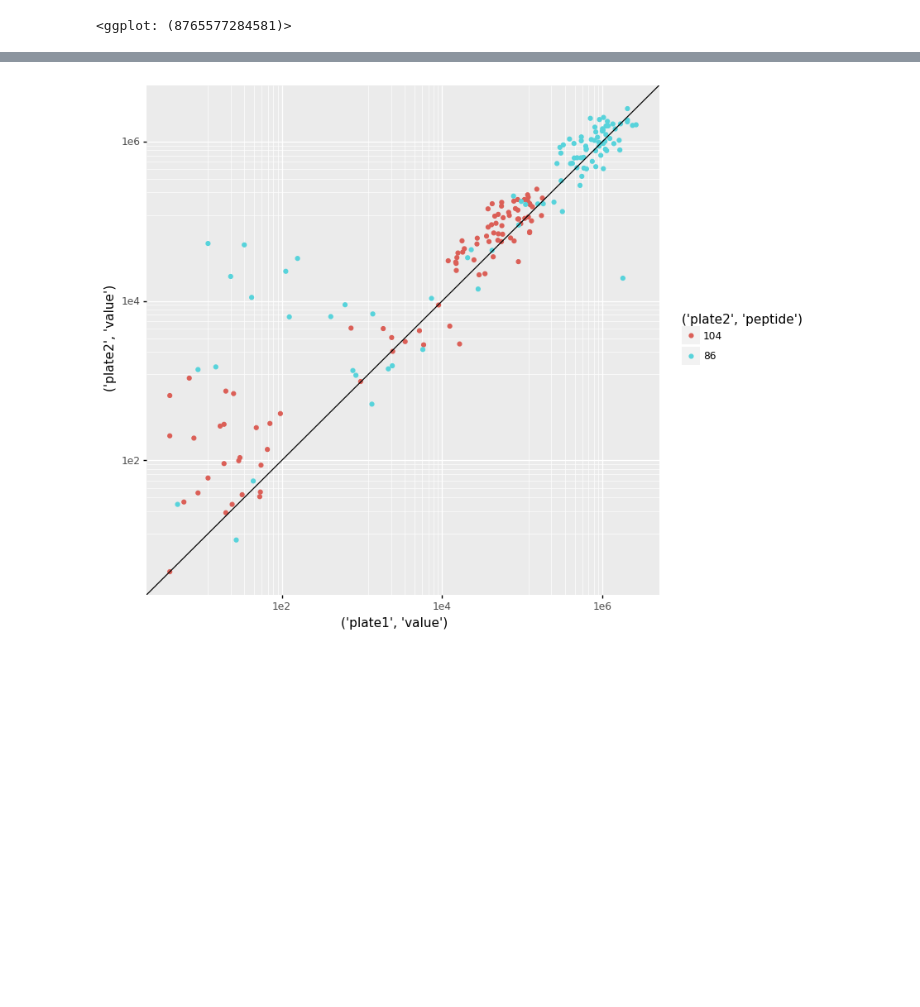
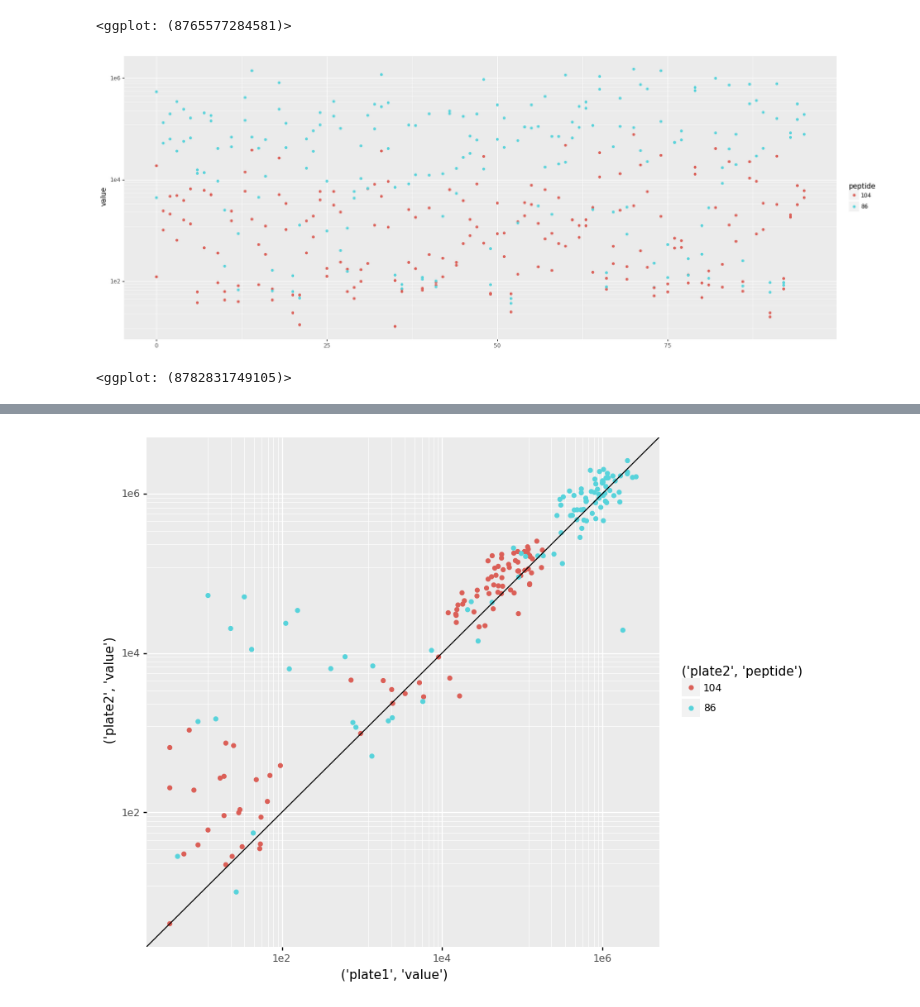
Before and after one commit to c-bun/ScreenTools, a Jupyter notebook: CMR_replicate_screen.ipynb, the cells around one changed output, grey strips where cells are left out. Drawn from its saved outputs; the diff is of its cells as text; code cells hidden in the pictures; blank space fills up the shorter version.

```diff
--- a/CMR_replicate_screen.ipynb
+++ b/CMR_replicate_screen.ipynb
@@ -23,3 +56,16 @@ pn.options.figure_size = (20,8)
 # %% [output]
 [figure]
 <ggplot: (8765577284581)>
+# %%
+import plotnine as pn
+
+pn.options.figure_size = (20, 8)
+
+(
+    pn.ggplot(r2, pn.aes(x=r2.index, y="value", color="peptide"))
+    + pn.geom_point()
+    + pn.scale_y_log10()
+)
+# %% [output]
+[figure, added]
+<ggplot: (8782831749105)>
```
Also changed, not shown: parts of 8 cells of this notebook.
